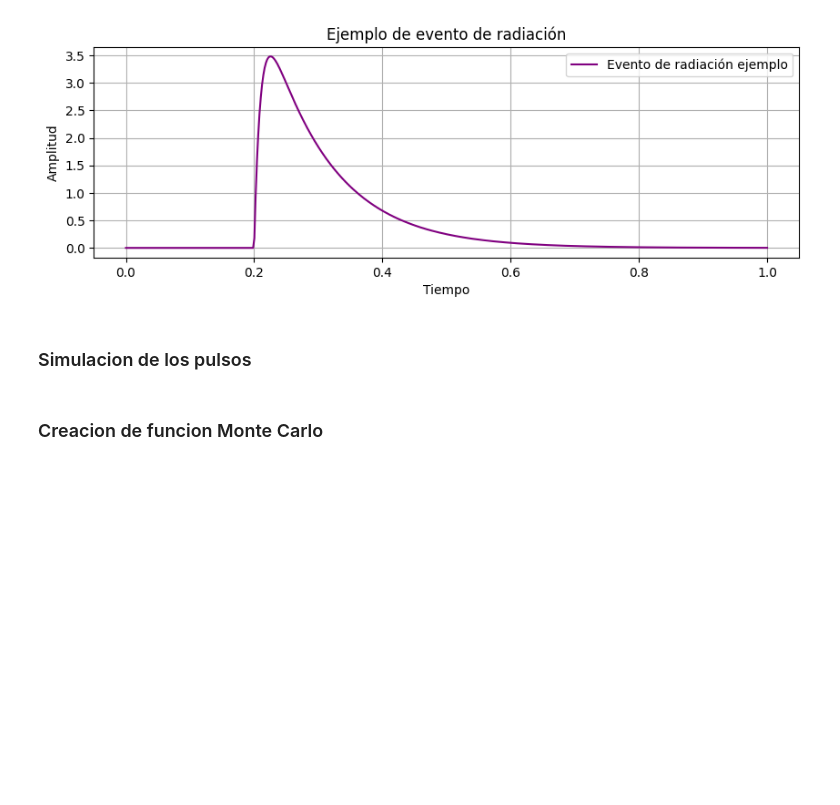
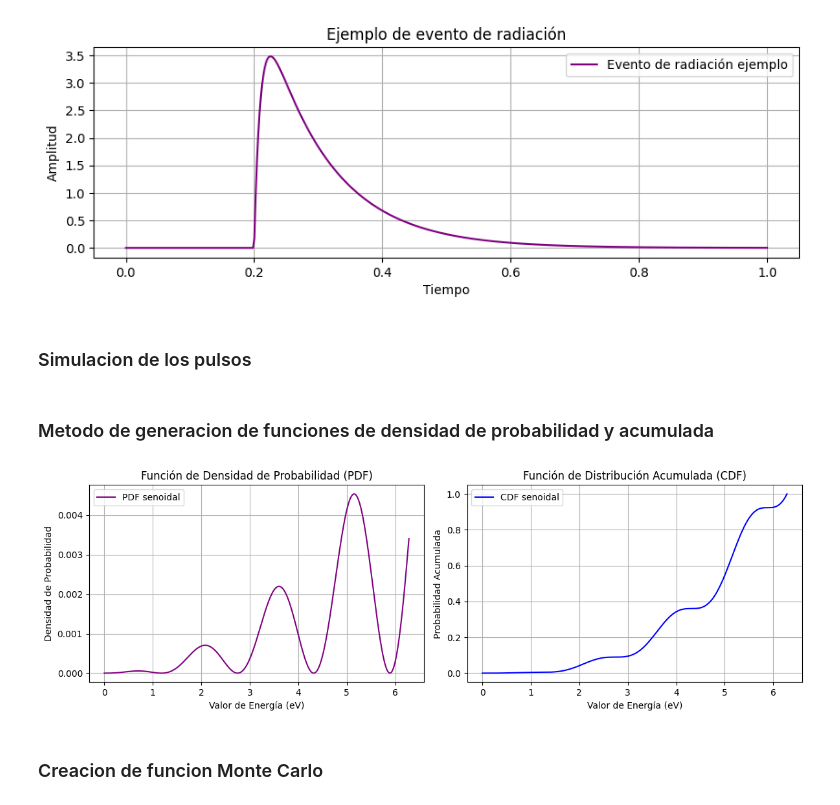
Before and after one commit to fabioc9675/TrapezoidalShaper_Prj, a Jupyter notebook: Notebooks/distributionEvent.ipynb, the cells around one changed output. Cells and saved outputs as stored; diff of their text form; code cells hidden in the pictures; blank space fills up the shorter version.

```diff
--- a/Notebooks/distributionEvent.ipynb
+++ b/Notebooks/distributionEvent.ipynb
@@ -43,6 +43,45 @@ tiempo = np.linspace(0, 1, 500)  # Eje de tiempo para cada pulso
 lambda_poisson = 3
 media_gauss = 25
 sigma_gauss = 5
+# %% [markdown]
+### Metodo de generacion de funciones de densidad de probabilidad y acumulada
+# %%
+# Generar la función de densidad de probabilidad (PDF) senoidal
+x = np.linspace(0, 2 * np.pi, 1000)  # Rango de valores
+pdf_senoidal = np.abs(np.sin(4 * x) + 1) * x**2  # PDF senoidal
+
+# Normalizar la PDF para que su área sea 1 (función de densidad de probabilidad válida)
+pdf_senoidal /= np.sum(pdf_senoidal)
+
+# Calcular la CDF a partir de la PDF (suma acumulada)
+cdf_senoidal = np.cumsum(pdf_senoidal)
+cdf_senoidal /= cdf_senoidal[-1]  # Normalizar la CDF para que termine en 1
+
+# Graficar PDF y CDF
+plt.figure(figsize=(12, 4))
+
+# Gráfico de la PDF
+plt.subplot(1, 2, 1)
+plt.plot(x, pdf_senoidal, color='purple', label='PDF senoidal')
+plt.xlabel('Valor de Energía (eV)')
+plt.ylabel('Densidad de Probabilidad')
+plt.title('Función de Densidad de Probabilidad (PDF)')
+plt.grid()
+plt.legend()
+
+# Gráfico de la CDF
+plt.subplot(1, 2, 2)
+plt.plot(x, cdf_senoidal, color='blue', label='CDF senoidal')
+plt.xlabel('Valor de Energía (eV)')
+plt.ylabel('Probabilidad Acumulada')
+plt.title('Función de Distribución Acumulada (CDF)')
+plt.grid()
+plt.legend()
+
+plt.tight_layout()
+plt.show()
+# %% [output]
+[figure, added]
 # %% [markdown]
 ### Creacion de funcion Monte Carlo
 # %%
```
Also changed, not shown: parts of 6 cells of this notebook.
